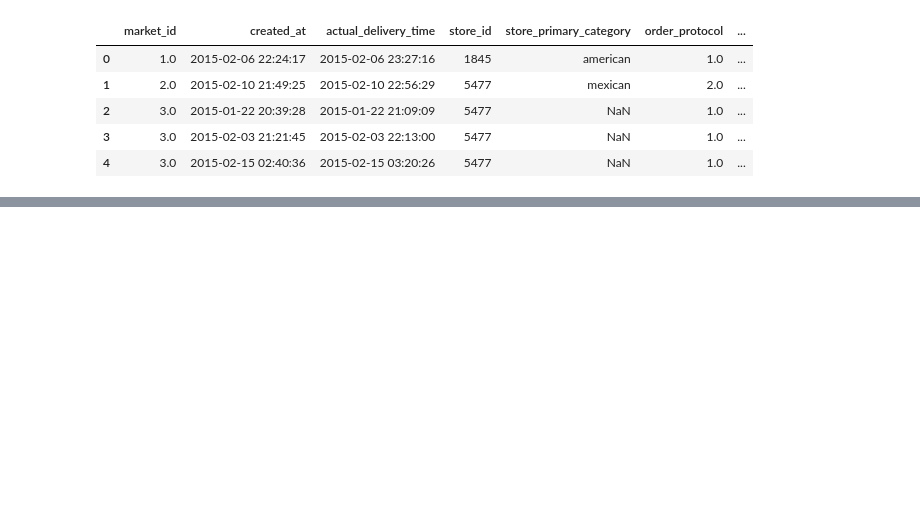
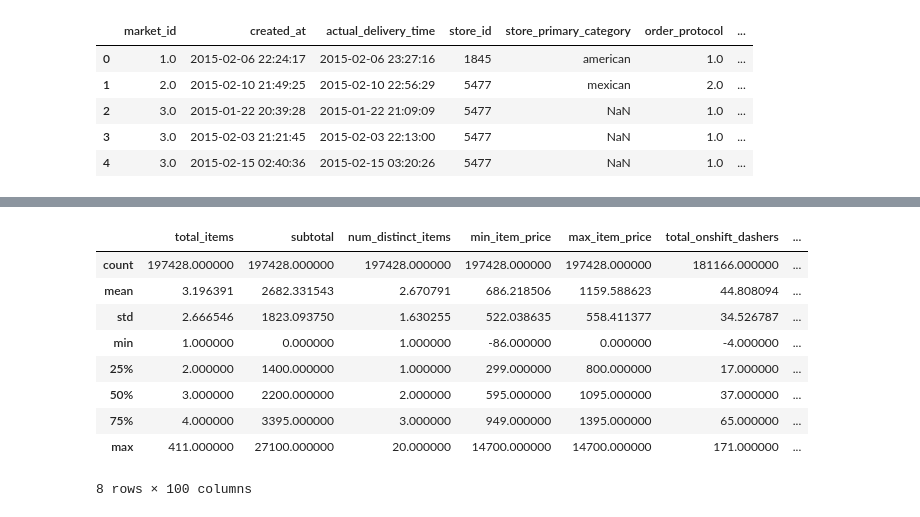
Before and after one commit to shailesh097/delivery_duration_prediction, a Jupyter notebook: delivery_duration.ipynb, the cells around one changed output, grey strips where cells are left out. Drawn from its saved outputs; the diff is of its cells as text; code cells hidden in the pictures; blank space fills up the shorter version.

```diff
--- a/delivery_duration.ipynb
+++ b/delivery_duration.ipynb
@@ -128,0 +156,5 @@ df.head()
+# %%
+# market id dummies
+market_id_dummy = pd.get_dummies(df.market_id)
+market_id_dummy = market_id_dummy.add_prefix('market_id_')
+market_id_dummy.head()
@@ -128,0 +168,5 @@ df.head()
+# %%
+# store primary category dummies
+store_primary_category_dummies = pd.get_dummies(df.nan_free_store_primary_category)
+store_primary_category_dummies = store_primary_category_dummies.add_prefix('category_')
+store_primary_category_dummies.head()
@@ -128,0 +190,4 @@ df.head()
+# %%
+# create a training dataframe by dropping unnessary columns
+train_df = df.drop(columns= ['created_at', 'market_id', 'store_id', 'store_primary_category', 'actual_delivery_time', 'nan_free_store_primary_category', 'order_protocol'])
+train_df.head()
@@ -128,0 +206,5 @@ df.head()
+# %%
+# concat all dataframes to create final training dataframe
+train_df = pd.concat([train_df, order_protocol_dummies, market_id_dummy, store_primary_category_dummies], axis=1)
+train_df = train_df.astype('float32')
+train_df.head()
@@ -128,0 +229,13 @@ df.head()
+# %%
+train_df.describe()
+# %% [output]
+|  | total_items | subtotal | num_distinct_items | min_item_price | max_item_price | total_onshift_dashers | ... |
+| count | 197428.000000 | 197428.000000 | 197428.000000 | 197428.000000 | 197428.000000 | 181166.000000 | ... |
+| mean | 3.196391 | 2682.331543 | 2.670791 | 686.218506 | 1159.588623 | 44.808094 | ... |
+| std | 2.666546 | 1823.093750 | 1.630255 | 522.038635 | 558.411377 | 34.526787 | ... |
+| min | 1.000000 | 0.000000 | 1.000000 | -86.000000 | 0.000000 | -4.000000 | ... |
+| 25% | 2.000000 | 1400.000000 | 1.000000 | 299.000000 | 800.000000 | 17.000000 | ... |
+| 50% | 3.000000 | 2200.000000 | 2.000000 | 595.000000 | 1095.000000 | 37.000000 | ... |
+| 75% | 4.000000 | 3395.000000 | 3.000000 | 949.000000 | 1395.000000 | 65.000000 | ... |
+| max | 411.000000 | 27100.000000 | 20.000000 | 14700.000000 | 14700.000000 | 171.000000 | ... |
+8 rows × 100 columns
```
Also changed, not shown: parts of 14 cells of this notebook, 1 other file.
